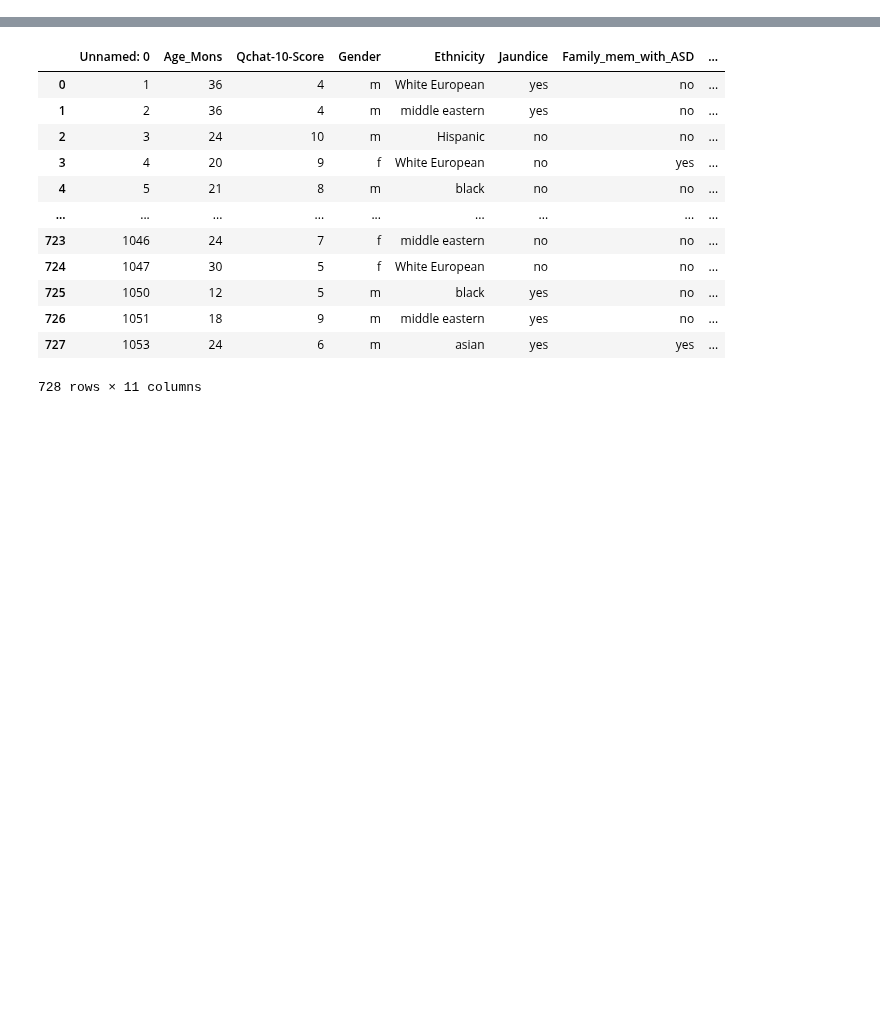
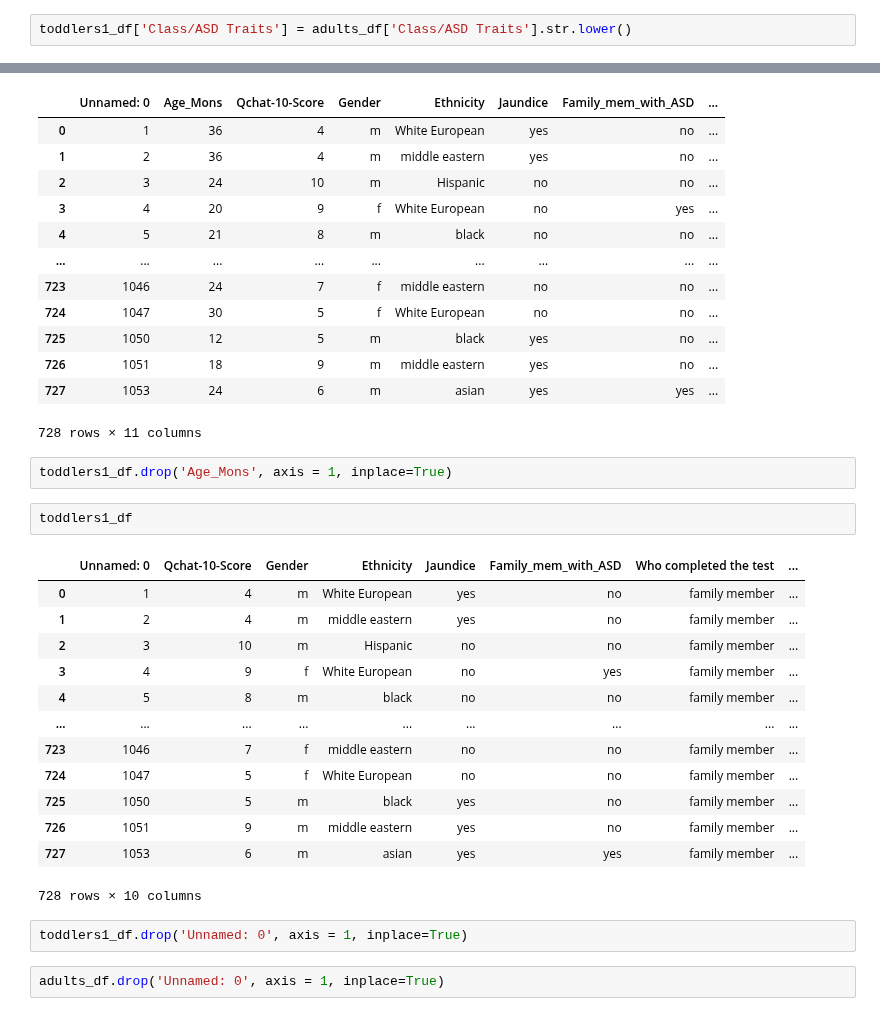
Before and after one commit to Payelban2022/A-study-on-autism, a Jupyter notebook: COMPLETE ANALYSIS ON ASD.ipynb, the cells around one changed output, grey strips where cells are left out. Drawn from its saved outputs; the diff is of its cells as text; blank space fills up the shorter version.

```diff
--- a/COMPLETE ANALYSIS ON ASD.ipynb
+++ b/COMPLETE ANALYSIS ON ASD.ipynb
@@ -28,6 +28,8 @@ adults_df.head()
 | 4 | 5 | 1 | 1 | 1 | 1 | 1 | 0 | 1 | 1 | 1 | ... |
 # %%
 adults_df['Class/ASD Traits'] = adults_df['Class/ASD Traits'].str.lower()
+# %%
+toddlers1_df['Class/ASD Traits'] = adults_df['Class/ASD Traits'].str.lower()
 # %%
 adults_df.head()
 # %% [output]
@@ -107,3 +109,25 @@ toddlers1_df
 | 726 | 1051 | 18 | 9 | m | middle eastern | yes | no | ... |
 | 727 | 1053 | 24 | 6 | m | asian | yes | yes | ... |
 728 rows × 11 columns
+# %%
+toddlers1_df.drop('Age_Mons', axis = 1, inplace=True)
+# %%
+toddlers1_df
+# %% [output]
+|  | Unnamed: 0 | Qchat-10-Score | Gender | Ethnicity | Jaundice | Family_mem_with_ASD | Who completed the test | ... |
+| 0 | 1 | 4 | m | White European | yes | no | family member | ... |
+| 1 | 2 | 4 | m | middle eastern | yes | no | family member | ... |
+| 2 | 3 | 10 | m | Hispanic | no | no | family member | ... |
+| 3 | 4 | 9 | f | White European | no | yes | family member | ... |
+| 4 | 5 | 8 | m | black | no | no | family member | ... |
+| ... | ... | ... | ... | ... | ... | ... | ... | ... |
+| 723 | 1046 | 7 | f | middle eastern | no | no | family member | ... |
+| 724 | 1047 | 5 | f | White European | no | no | family member | ... |
+| 725 | 1050 | 5 | m | black | yes | no | family member | ... |
+| 726 | 1051 | 9 | m | middle eastern | yes | no | family member | ... |
+| 727 | 1053 | 6 | m | asian | yes | yes | family member | ... |
+728 rows × 10 columns
+# %%
+toddlers1_df.drop('Unnamed: 0', axis = 1, inplace=True)
+# %%
+adults_df.drop('Unnamed: 0', axis = 1, inplace=True)
```
Also changed, not shown: parts of 10 cells of this notebook.
